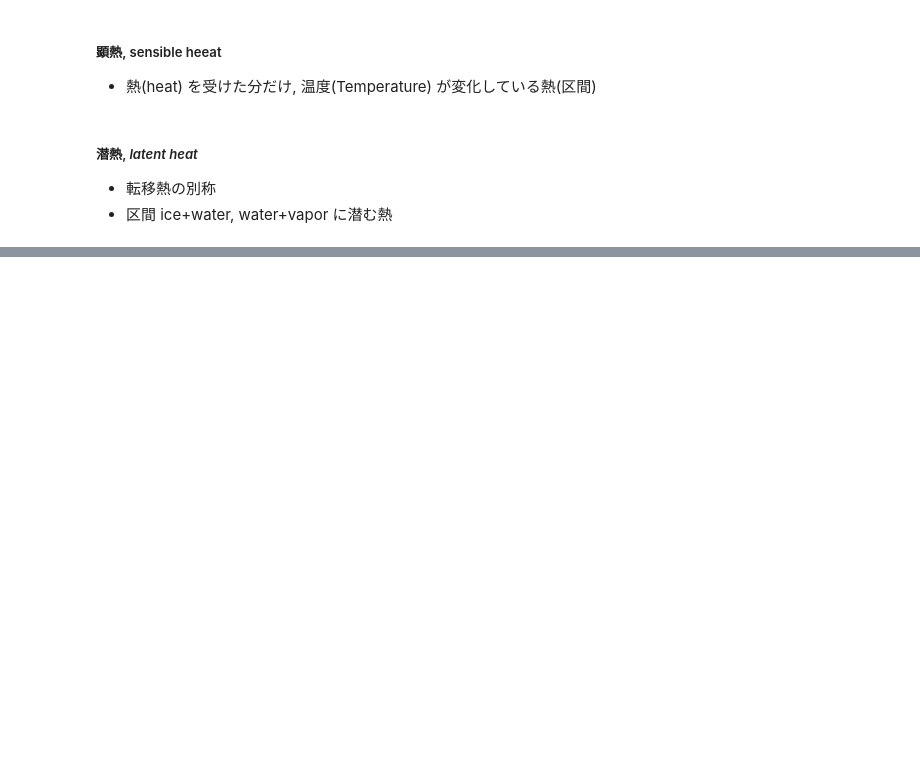
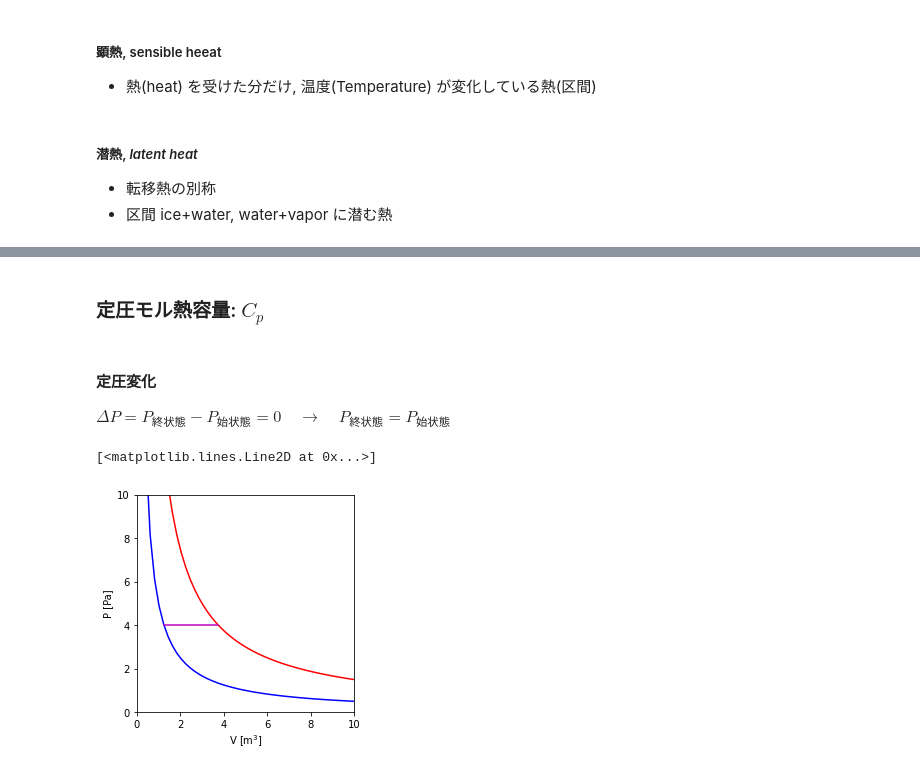
Before and after one commit to kzhkAKT/Phys2AKTuniv, a Jupyter notebook: 10_Oct/1502_理想気体のモル熱容量.ipynb, the cells around one changed output, grey strips where cells are left out. Saved outputs shown, nothing was run; the diff lists cells and outputs as text; code cells hidden in the pictures; blank space fills up the shorter version.

```diff
--- a/10_Oct/1502_理想気体のモル熱容量.ipynb
+++ b/10_Oct/1502_理想気体のモル熱容量.ipynb
@@ -23,0 +126,32 @@
+# %% [markdown]
+### 定圧モル熱容量: $C_p$
+# %% [markdown]
+#### 定圧変化
+
+$\Delta P = P_{終状態}-P_{始状態}=0 \quad \to \quad P_{終状態}=P_{始状態}$
+# %%
+#@title 定圧変化における(理想気体の)温度変化: ΔP=0
+%matplotlib inline
+
+import matplotlib.pyplot as plt
+import numpy as np
+
+x = np.linspace(0.001, 10, 50)
+
+fig = plt.figure()
+ax = fig.add_subplot(111)
+
+plt.xlim([0,10])
+plt.ylim([0,10])
+
+ax.set_aspect('equal', adjustable='box')
+ax.set_ylabel('P [Pa]')
+ax.set_xlabel('V [m$^3$]')
+
+plt.plot(x, 5/x, '-', color="b")
+plt.plot(x, 3*5/x, '-', color="r")
+
+plt.plot([5/4,3*5/4],[4,4], color='m')
+# %% [output]
+[<matplotlib.lines.Line2D at 0x...>]
+[figure, added]
```
Also changed, not shown: parts of 20 cells of this notebook.
